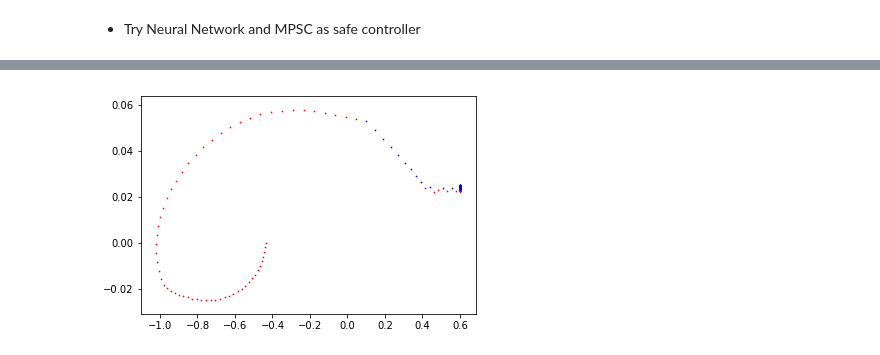
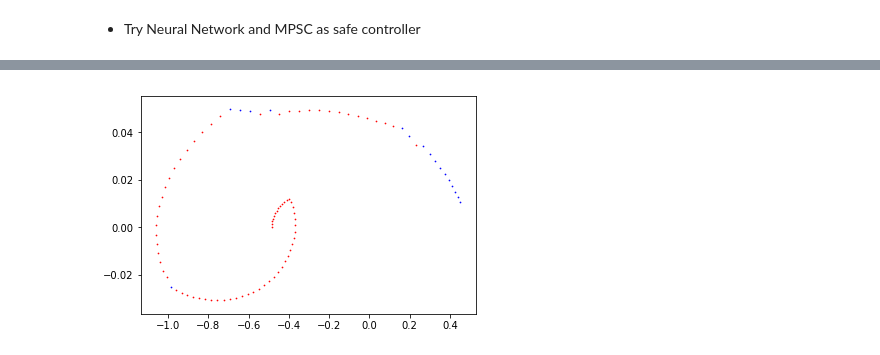
Before and after one commit to zwc662/MPSC_Guided_Imitation_Learning, a Jupyter notebook: ilqr/examples/mountaincar.ipynb, the cells around one changed output, grey strips where cells are left out. Cells and saved outputs as stored; diff of their text form; code cells hidden in the pictures.

```diff
--- a/ilqr/examples/mountaincar.ipynb
+++ b/ilqr/examples/mountaincar.ipynb
@@ -205,23 +221,23 @@ def goal():
 
 # Define upper bound barrier where both the position and velocity is the maximum
 def barrier_u(x):
-    if x[0] >= 0.4:
-        return np.array([10.0, 0.025])
+    if x[0] >= 0.45:
+        return np.array([10.0, 0.01])
     else:
-        return np.array([10.0, 0.07])
+        return np.array([10.0, 0.05])
 # Define lower bound barrier where both the position and velocity is the minimum
 def barrier_l(x):
-    if x[0] >= 0.4:
-        return np.array([-10.0, -0.07])
+    if x[0] <= -1.05:
+        return np.array([-10.0, -0.01])
     else:
-        return np.array([-10.0, -0.07])
+        return np.array([-10.0, -0.05])
 
 # Define the nominal as being equal to the current state
 def nominal(x):
     return goal()
 
 N = 200
-x_nominal = 200 * [goal()]
+x_nominal = 400 * [goal()]
 # %% [markdown]
 Experiments on using iLQR in finishing the task all fail
 =============
@@ -516,18 +519,16 @@ replay(agent, trajs)
 # %%
 def draw_trajs(trajs, colors = None):
     if colors is None:
-        colors = ['r'] * len(trajs)
+            colors = ['r'] * len(trajs)
     for i_traj in range(len(trajs)):
-        poss = [xy[0][0] for xy in trajs[i_traj]]
-        vs = [xy[0][1] for xy in trajs[i_traj]]
-
-
+        poss = [np.clip(xy[0][0], -1.2, 0.6) for xy in trajs[i_traj]]
+        vs = [np.clip(xy[0][1], -0.07, 0.07)for xy in trajs[i_traj]]
         _ = plt.scatter(poss, vs, s = 0.5, c = colors[i_traj])
     plt.show()
 
 draw_trajs([nn_trajs[0], mpc_trajs[0]], ['r', 'b'])
 # %% [output]
-[figure, old version]
+[figure, new version]
 # %%
 def agent_run(agent, x0s):
     agent_trajs = []
```
Also changed, not shown: parts of 11 cells of this notebook, 4 other files.
